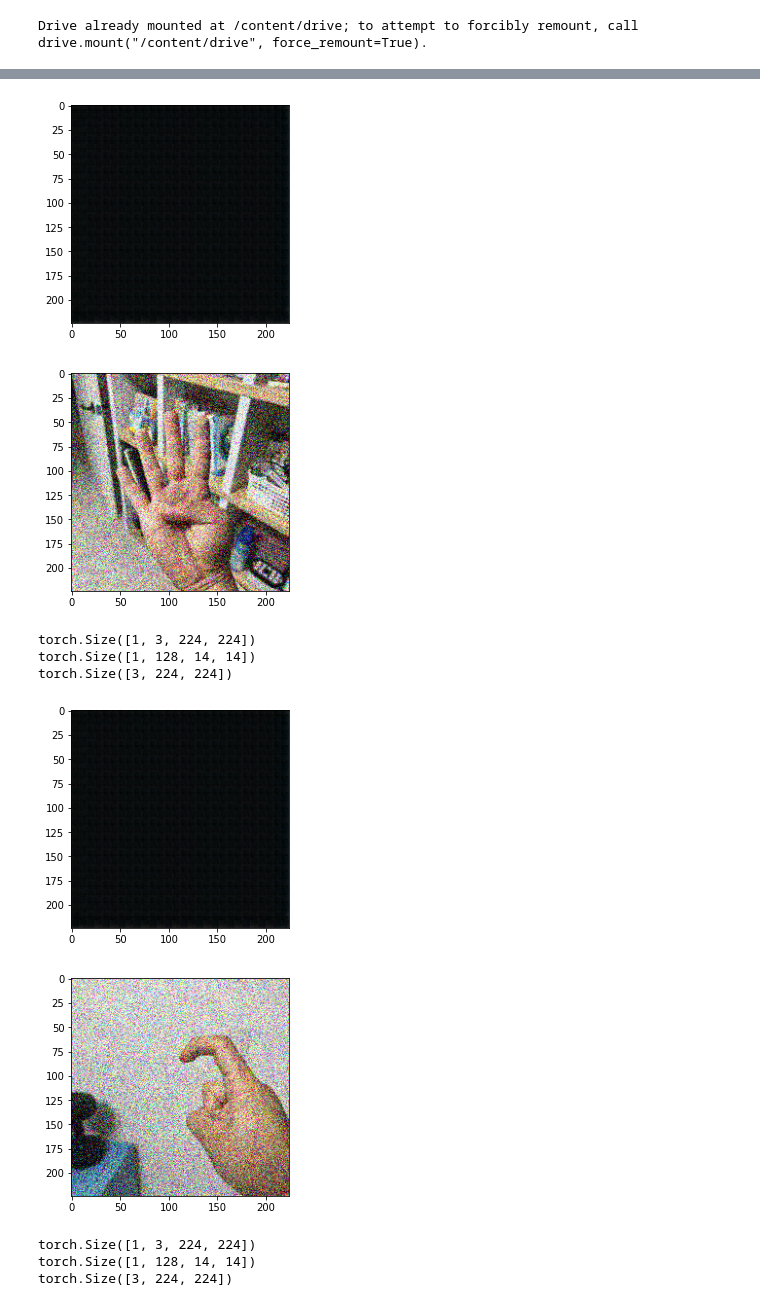
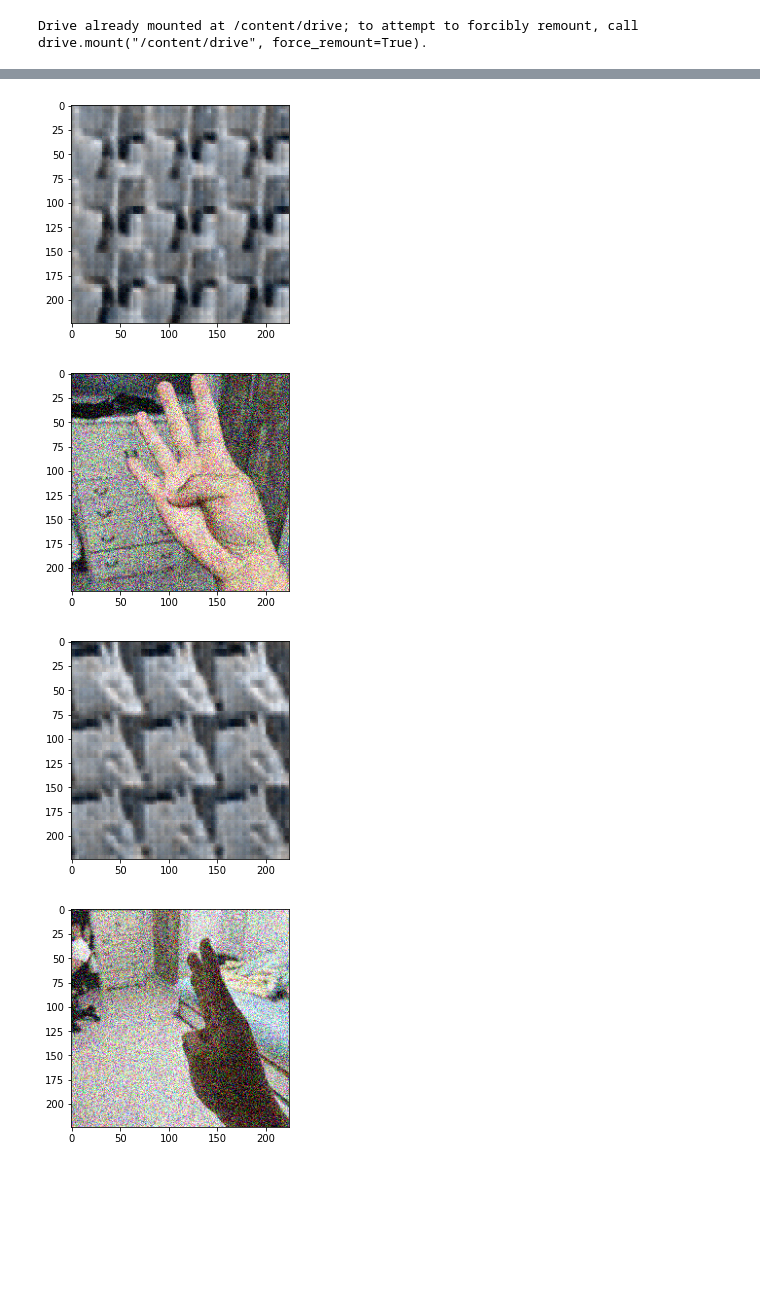
Before and after one commit to seongjiko/Noise_Reduction_with_Autoencoder, a Jupyter notebook: noise_Reduction_with_autoencoder.ipynb, the cells around one changed output, grey strips where cells are left out. Cells and saved outputs as stored; diff of their text form; code cells hidden in the pictures; blank space fills up the shorter version.

```diff
--- a/noise_Reduction_with_autoencoder.ipynb
+++ b/noise_Reduction_with_autoencoder.ipynb
@@ -61,7 +61,7 @@ transform_ = transforms.Compose([
                                 transforms.ToTensor() ])
 
 transform_noise = transforms.Compose([
-                                transforms.ToPILImage(),
+                                #transforms.ToPILImage(),
                                  transforms.Resize(224),
                                 transforms.ToTensor() ])
 dataset_train = Classification_Dataset(df_train, 'train', transform=transform_)
@@ -105,9 +105,9 @@ class Encoder(nn.Module):
         self.relu3 = nn.ReLU(inplace=True)
         self.maxpool3 = nn.MaxPool2d((2, 2))                    # 28
 
-        self.conv4 = nn.Conv2d(64, 128, (3, 3), padding=(1, 1))
-        self.relu4 = nn.ReLU(inplace=True)
-        self.maxpool4 = nn.MaxPool2d((2, 2))                    # 14
+        # self.conv4 = nn.Conv2d(64, 128, (3, 3), padding=(1, 1))
+        # self.relu4 = nn.ReLU(inplace=True)
+        # self.maxpool4 = nn.MaxPool2d((2, 2))                    # 14
 
         # self.conv5 = nn.Conv2d(128, 256, (3, 3), padding=(1, 1))
         # self.relu5 = nn.ReLU(inplace=True)
@@ -130,10 +130,10 @@ class Encoder(nn.Module):
         x = self.relu3(x)
         x = self.maxpool3(x)
 
-        # print(f"decoder - 3Layer shape: {x.shape}")
-        x = self.conv4(x)
-        x = self.relu4(x)
-        x = self.maxpool4(x)
+        # # print(f"decoder - 3Layer shape: {x.shape}")
+        # x = self.conv4(x)
+        # x = self.relu4(x)
+        # x = self.maxpool4(x)
 
         # # print(f"decoder - 4Layer shape: {x.shape}")
         # x = self.conv5(x)
@@ -149,8 +149,8 @@ class Decoder(nn.Module):
         # self.deconv1 = nn.ConvTranspose2d(256, 128, (2, 2), stride=(2, 2))
         # self.relu1 = nn.ReLU(inplace=True)
 
-        self.deconv2 = nn.ConvTranspose2d(128, 64, (2, 2), stride=(2, 2))
-        self.relu2 = nn.ReLU(inplace=True)
+        # self.deconv2 = nn.ConvTranspose2d(128, 64, (2, 2), stride=(2, 2))
+        # self.relu2 = nn.ReLU(inplace=True)
 
         self.deconv3 = nn.ConvTranspose2d(64, 32, (2, 2), stride=(2, 2))
         self.relu3 = nn.ReLU(inplace=True)
@@ -166,8 +166,8 @@ class Decoder(nn.Module):
         # z = self.deconv1(z)
         # z = self.relu1(z)
 
-        z = self.deconv2(z)
-        z = self.relu2(z)
+        # z = self.deconv2(z)
+        # z = self.relu2(z)
 
         z = self.deconv3(z)
         z = self.relu3(z)
@@ -217,7 +217,7 @@ decoder = Decoder().to(device)
 
 parameters = list(encoder.parameters()) + list(decoder.parameters())
 loss_func = nn.MSELoss()
-optimizer = torch.optim.Adam(parameters, lr = 2e-3)
+optimizer = torch.optim.Adam(parameters, lr = 2e-4)
 # %%
 from tqdm import tqdm
 
@@ -290,17 +291,18 @@ for img in train_noisy:
 
     img = img.transpose(1, 2, 0)
 
-    img = img.astype(np.uint8) # PIL이 float-64를 지원하지 않음.
+    img = Image.fromarray((img * 255).astype(np.uint8))
     img = transform_noise(img)
+
     img = img.view(1, 224, 224, 3)
     img = np.transpose(img, (0, 3, 1, 2))
-    print(img.shape)
     img = img.to(device)
+
+
     z = encoder(img)
-    print(z.shape)
     output = decoder(z)
     output = np.squeeze(output)
-    print(output.shape)
+
     plt.imshow(np.transpose(output.cpu().detach().numpy(), (1, 2, 0)))
     plt.show()
 # %% [output]
@@ -316,10 +313,4 @@ torch.Size([3, 224, 224])
-[figure, old version]
+[figure, new version]
-[figure, old version]
+[figure, new version]
-torch.Size([1, 3, 224, 224])
-torch.Size([1, 128, 14, 14])
-torch.Size([3, 224, 224])
-[figure, old version]
+[figure, new version]
-[figure, old version]
+[figure, new version]
-torch.Size([1, 3, 224, 224])
-torch.Size([1, 128, 14, 14])
-torch.Size([3, 224, 224])
```
Also changed, not shown: parts of 3 cells of this notebook.
